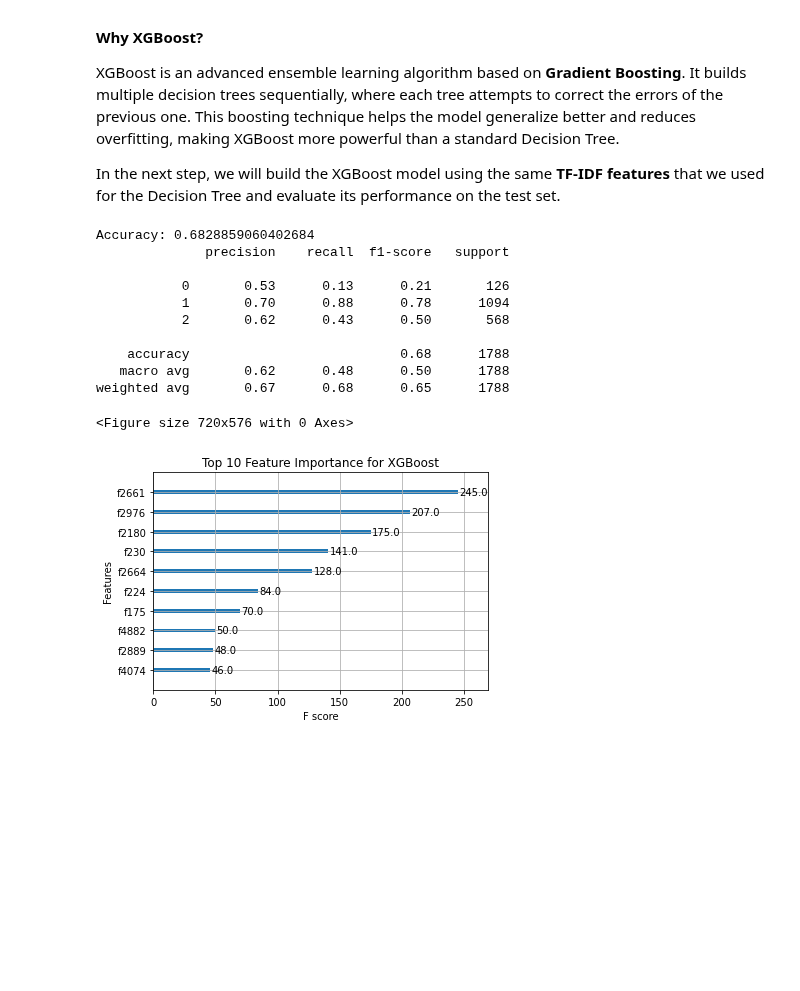
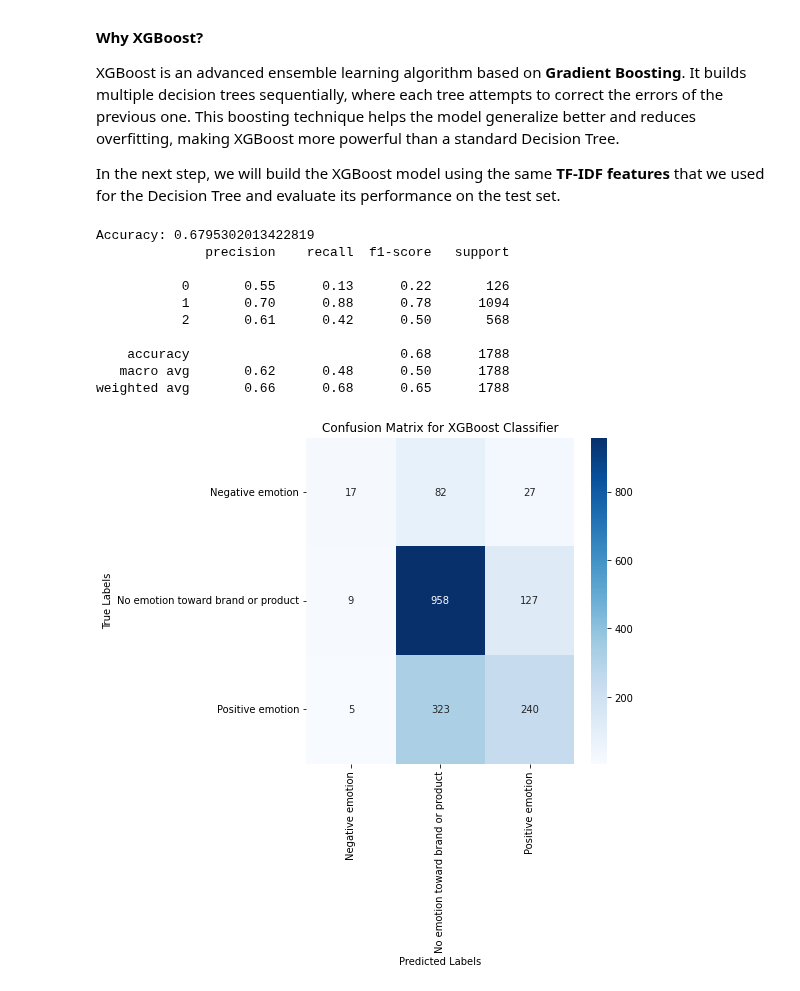
Before and after one commit to George-Chira/twitter-sentiment-analysis, a Jupyter notebook: notebooks/Chira.ipynb, the cells around one changed output. Cells and saved outputs as stored; diff of their text form; code cells hidden in the pictures; blank space fills up the shorter version.

```diff
--- a/notebooks/Chira.ipynb
+++ b/notebooks/Chira.ipynb
@@ -199,34 +199,32 @@ from nltk.tokenize import RegexpTokenizer
 from nltk.corpus import stopwords
 from nltk.stem import PorterStemmer
 
-# Download necessary NLTK data files
-nltk.download('stopwords')
-
 # initializing the RegexpTokenizer, porterstemmer and stopwords
-tokenizer = RegexpTokenizer(r"(?u)\w{3,}") #tokenizer that keeps 3 letter words
+tokenizer = RegexpTokenizer(r"(?u)\w{3,}")  # tokenizer that keeps 3+ letter words
 stopwords_list = set(stopwords.words('english'))
 stemmer = PorterStemmer()
 
 def preprocess_text(text, tokenizer, stopwords_list, stemmer):
     # Step 1: Remove URLs
-    text = re.sub(r'http\S+|www\S+', " " , text)  # Removes any URL links starting with http or www
-    # Step 2: Remove mentions and hashtags
-    text = re.sub(r'@\w+|#\w+', " " , text) #remove usernames and hashtags
+    text = re.sub(r'http\S+|www\S+', " ", text)  # Remove any URL links starting with http or www
+    # Step 2: Remove mentions, hashtags, and placeholders like {link} and {mention}
+    text = re.sub(r'@\w+|#\w+|\{link\}|\{mention\}', " ", text)  # Remove usernames, hashtags, {link}, {mention}
     # Step 3: Remove special characters and numbers, keeping only alphabetic characters
-    text = re.sub(r'[^a-zA-Z\s]', " " , text) #remove special characters retaing alphabet words only
+    text = re.sub(r'[^a-zA-Z\s]', " ", text)  # Remove special characters, keeping only words
     # Step 4: Standardize case (lowercase the text)
     text = text.lower()
 
-    # Step 5: Tokenize ` Splits text into tokens (words) based on the tokenizer rules
+    # Step 5: Tokenize - Split text into tokens (words) based on the tokenizer rules
     tokens = tokenizer.tokenize(text)
-    # Step 6: Remove stopwords using `stopwords_list`
-    tokens = [word for word in tokens if word not in stopwords_list]  # Removes common stopwords
-    # Step 7: Stem the tokenized text using `stemmer`
-    tokens = [stemmer.stem(word) for word in tokens]  # Reduces words to their root form using stemming
+    # Step 6: Remove stopwords using stopwords_list
+    tokens = [word for word in tokens if word not in stopwords_list]  # Remove common stopwords
+    # Step 7: Stem the tokenized text using stemmer
+    tokens = [stemmer.stem(word) for word in tokens]  # Reduce words to their root form using stemming
+
     # Return the preprocessed text
     return tokens  # Returns the processed tokens (cleaned and stemmed)
 
 # Apply function to the dataframe
 df_tweets['processed_tokens'] = df_tweets['text'].apply(lambda x: preprocess_text(x, tokenizer, stopwords_list, stemmer))
-df_tweets[['text', 'processed_tokens']].head()
+df_tweets.head(5)
 # %% [output]
@@ -400,45 +401,42 @@ import xgboost as xgb
 from sklearn.metrics import accuracy_score, classification_report, confusion_matrix
 from sklearn.preprocessing import LabelEncoder
 
 le = LabelEncoder()
 
 X = tfidf.fit_transform(df_tweets['processed_text'])
 y = le.fit_transform(df_tweets['emotion'])
 
 #perform test_train_split and flatten y_train and y_test
 X_train, X_test, y_train, y_test = train_test_split(X, y, test_size=0.2, random_state=42)
 
 # Initialize and train XGBoost classifier
 xgb_model = xgb.XGBClassifier(random_state=42)
 xgb_model.fit(X_train, y_train)
 
 # Make predictions
 y_pred_xgb = xgb_model.predict(X_test)
 
 # Evaluate
 print(f"Accuracy: {accuracy_score(y_test, y_pred_xgb)}")
 print(classification_report(y_test, y_pred_xgb))
 
-# Plot feature importance for XGBoost
-import matplotlib.pyplot as plt
-from xgboost import plot_importance
-
-# Plot the top 10 important features
-plt.figure(figsize=(10, 8))
-
-plot_importance(xgb_model, max_num_features=10)
-plt.title('Top 10 Feature Importance for XGBoost')
+# Generate and display confusion matrix
+cm = confusion_matrix(y_test, y_pred_xgb)
+plt.figure(figsize=(6, 6))
+sns.heatmap(cm, annot=True, fmt='d', cmap='Blues', xticklabels=le.classes_, yticklabels=le.classes_)
+plt.title('Confusion Matrix for XGBoost Classifier')
+plt.xlabel('Predicted Labels')
+plt.ylabel('True Labels')
 plt.show()
 # %% [output]
-Accuracy: 0.6828859060402684
+Accuracy: 0.6795302013422819
               precision    recall  f1-score   support
 
-           0       0.53      0.13      0.21       126
+           0       0.55      0.13      0.22       126
            1       0.70      0.88      0.78      1094
-           2       0.62      0.43      0.50       568
+           2       0.61      0.42      0.50       568
 
     accuracy                           0.68      1788
    macro avg       0.62      0.48      0.50      1788
-weighted avg       0.67      0.68      0.65      1788
+weighted avg       0.66      0.68      0.65      1788
-<Figure size 720x576 with 0 Axes>
-[figure, old version]
+[figure, new version]
```
Also changed, not shown: parts of 12 cells of this notebook.
